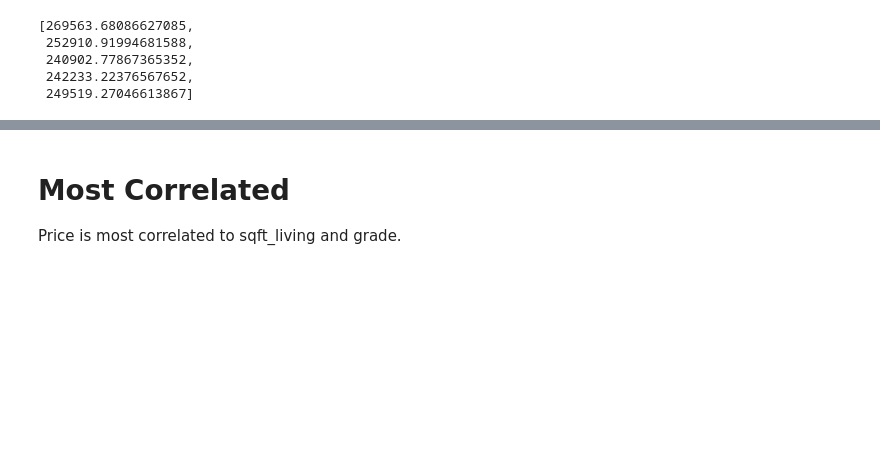
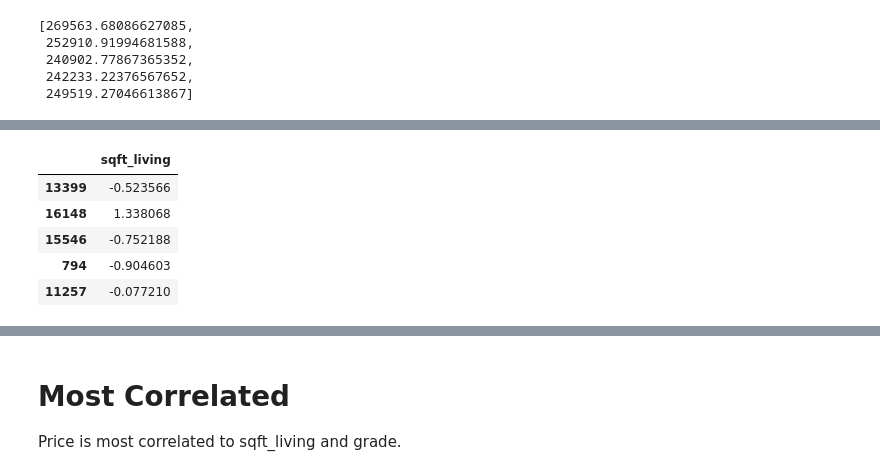
Before and after one commit to mandoiwanaga/dsc-1-final-project, a Jupyter notebook: project.ipynb, the cells around one changed output, grey strips where cells are left out. Drawn from its saved outputs; the diff is of its cells as text; code cells hidden in the pictures; blank space fills up the shorter version.

```diff
--- a/project.ipynb
+++ b/project.ipynb
@@ -308,0 +309,10 @@ for var,str_var in zip(ls_vars,ls_str_vars):
+# %%
+# list index 0, viewing first 5 records
+ls_vars[0][:5]
+# %% [output]
+|  | sqft_living |
+| 13399 | -0.523566 |
+| 16148 | 1.338068 |
+| 15546 | -0.752188 |
+| 794 | -0.904603 |
+| 11257 | -0.077210 |
```
Also changed, not shown: parts of 14 cells of this notebook.
